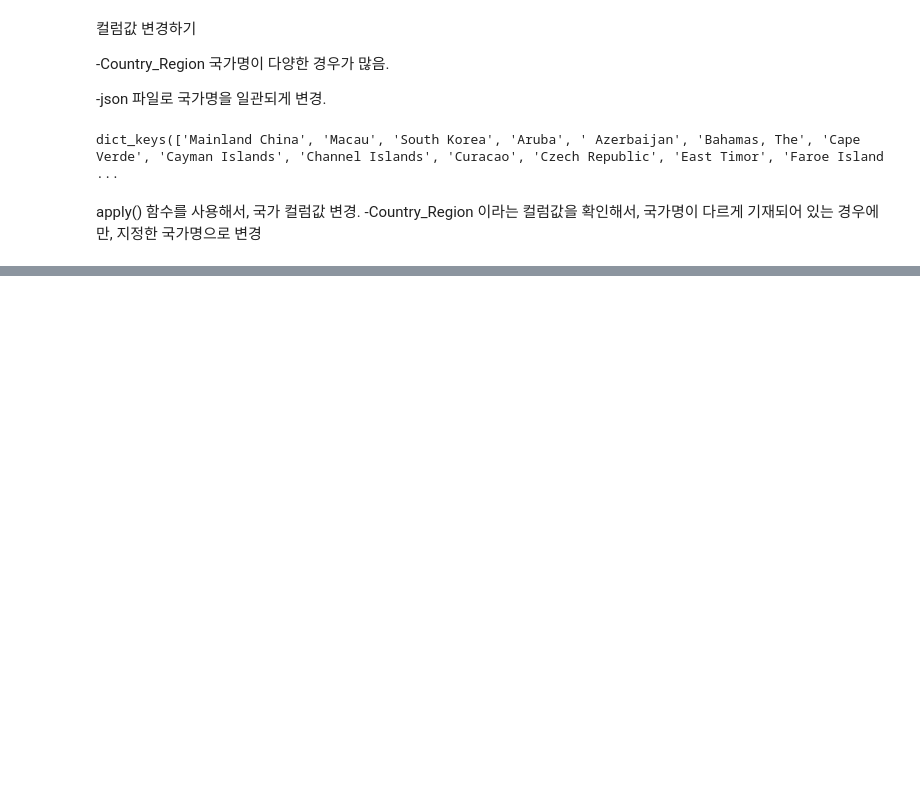
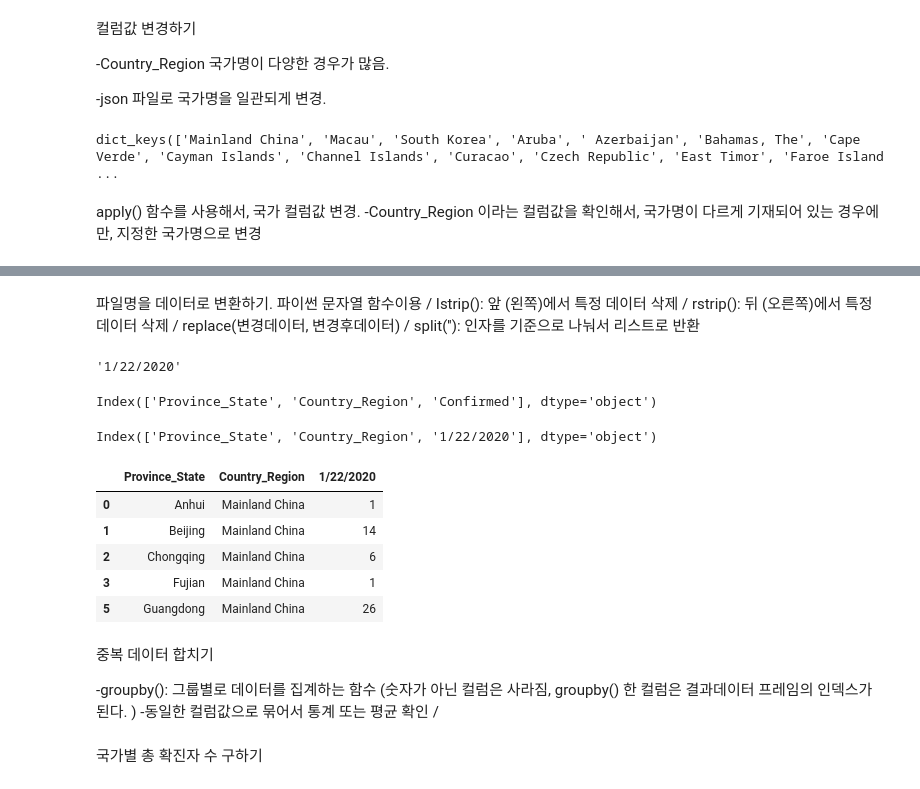
Before and after one commit to joyy-frontend/COVID19-Python-Project, a Jupyter notebook: Pandas_real_data_processing.ipynb, the cells around one changed output, grey strips where cells are left out. Cells and saved outputs as stored; diff of their text form; code cells hidden in the pictures; blank space fills up the shorter version.

Commit message:
파일명을 데이터로 변환, groupby() 중복데이터처리, 국가별 총 확진자 수 구하기

```diff
--- a/Pandas_real_data_processing.ipynb
+++ b/Pandas_real_data_processing.ipynb
@@ -165,3 +182,44 @@ doc.head()
 | 2 | Chongqing | China | 6 |
 | 3 | Fujian | China | 1 |
 | 5 | Guangdong | China | 26 |
+# %% [markdown]
+
+파일명을 데이터로 변환하기.
+파이썬 문자열 함수이용 /
+Istrip(): 앞 (왼쪽)에서 특정 데이터 삭제 /
+rstrip(): 뒤 (오른쪽)에서 특정 데이터 삭제 /
+replace(변경데이터, 변경후데이터) /
+split(''): 인자를 기준으로 나눠서 리스트로 반환
+# %%
+data = "01-22-2020.csv"
+date_column = data.split(".")[0].lstrip('0').replace('-','/')
+date_column
+# %% [output]
+'1/22/2020'
+# %%
+doc.columns
+# %% [output]
+Index(['Province_State', 'Country_Region', 'Confirmed'], dtype='object')
+# %%
+doc.columns = ['Province_State', 'Country_Region', date_column]
+doc.columns
+# %% [output]
+Index(['Province_State', 'Country_Region', '1/22/2020'], dtype='object')
+# %%
+doc.head()
+# %% [output]
+|  | Province_State | Country_Region | 1/22/2020 |
+| 0 | Anhui | Mainland China | 1 |
+| 1 | Beijing | Mainland China | 14 |
+| 2 | Chongqing | Mainland China | 6 |
+| 3 | Fujian | Mainland China | 1 |
+| 5 | Guangdong | Mainland China | 26 |
+# %% [markdown]
+
+중복 데이터 합치기
+
+-groupby(): 그룹별로 데이터를 집계하는 함수 (숫자가 아닌 컬럼은 사라짐, groupby() 한 컬럼은 결과데이터 프레임의 인덱스가 된다. )
+-동일한 컬럼값으로 묶어서 통계 또는 평균 확인 /
+# %% [markdown]
+
+국가별 총 확진자 수 구하기
```
Also changed, not shown: parts of 3 cells of this notebook.
